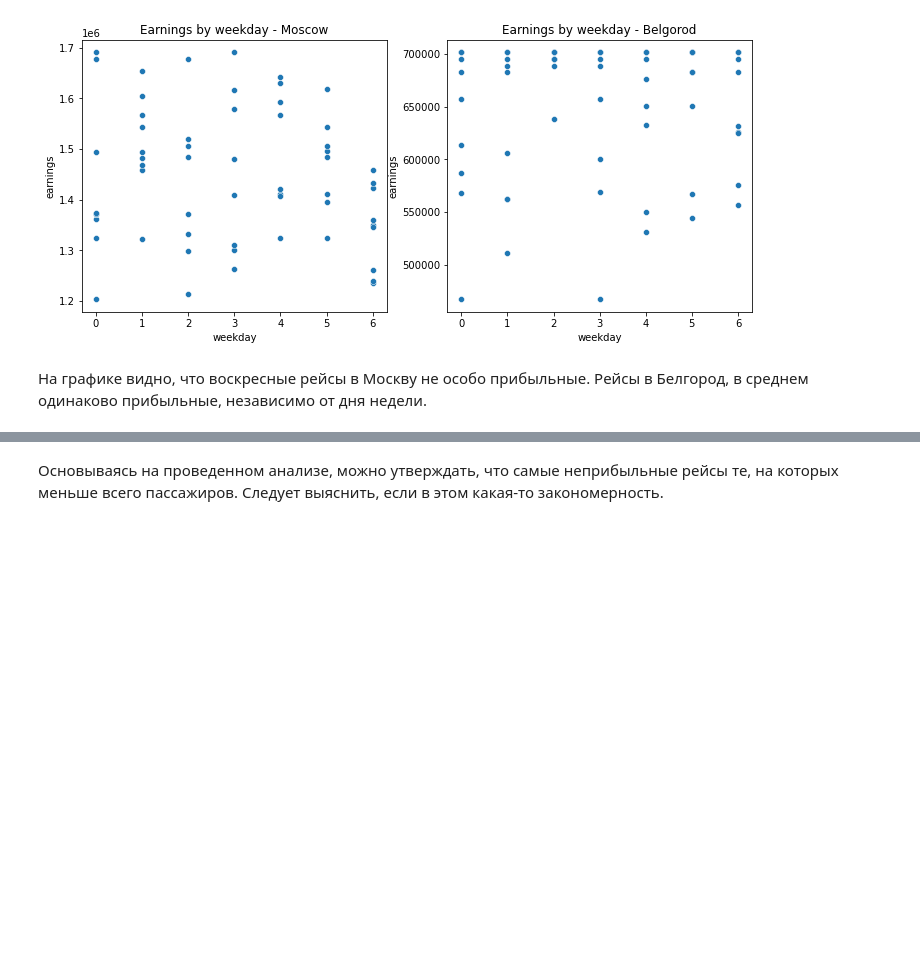
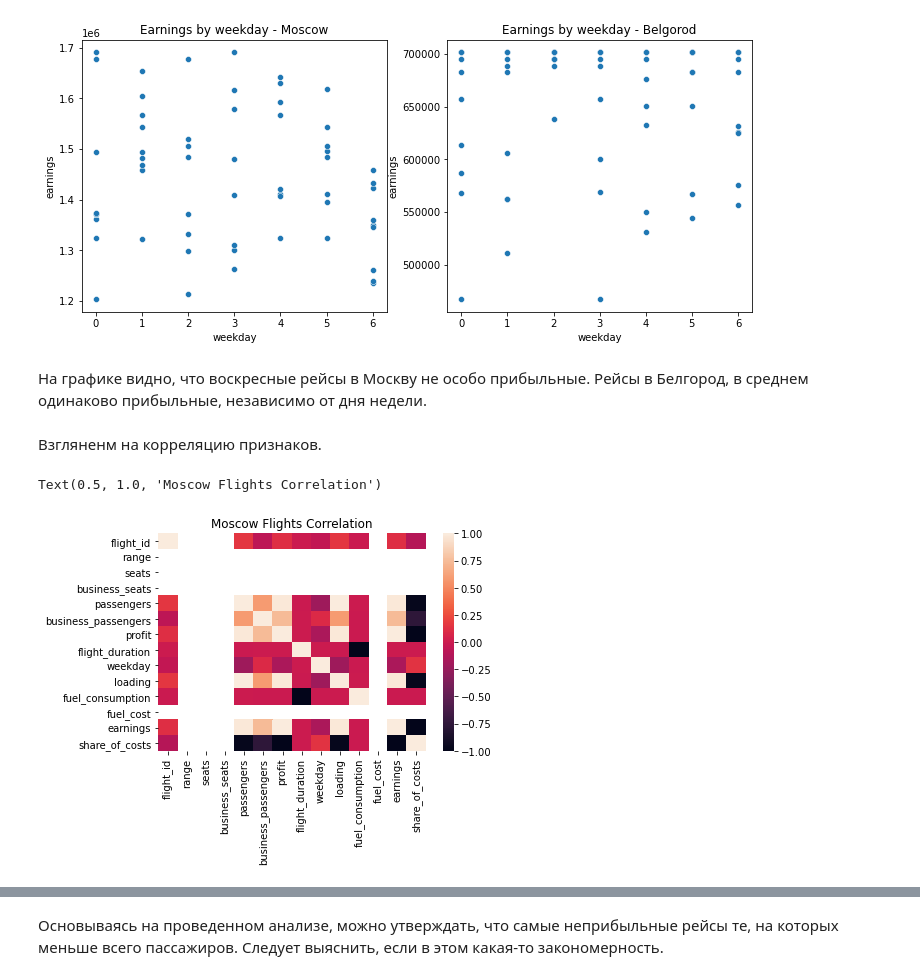
Before and after one commit to Golovolastik/skillfactory_rds, a Jupyter notebook: module_4/analysis.ipynb, the cells around one changed output, grey strips where cells are left out. Cells and saved outputs as stored; diff of their text form; code cells hidden in the pictures; blank space fills up the shorter version.

```diff
--- a/module_4/analysis.ipynb
+++ b/module_4/analysis.ipynb
@@ -210,3 +219,11 @@ Text(0.5, 1.0, 'Earnings by weekday - Belgorod')
 [figure]
 # %% [markdown]
 На графике видно, что воскресные рейсы в Москву не особо прибыльные. Рейсы в Белгород, в среднем одинаково прибыльные, независимо от дня недели.
+# %% [markdown]
+Взгляненм на корреляцию признаков.
+# %%
+a = sns.heatmap(moscow.corr())
+a.set_title("Moscow Flights Correlation")
+# %% [output]
+Text(0.5, 1.0, 'Moscow Flights Correlation')
+[figure, added]
```
Also changed, not shown: parts of 18 cells of this notebook.
